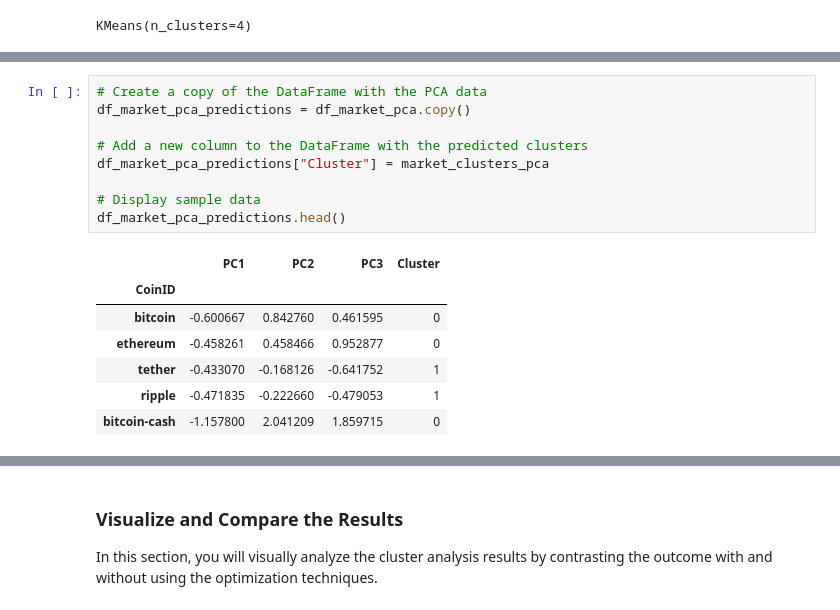
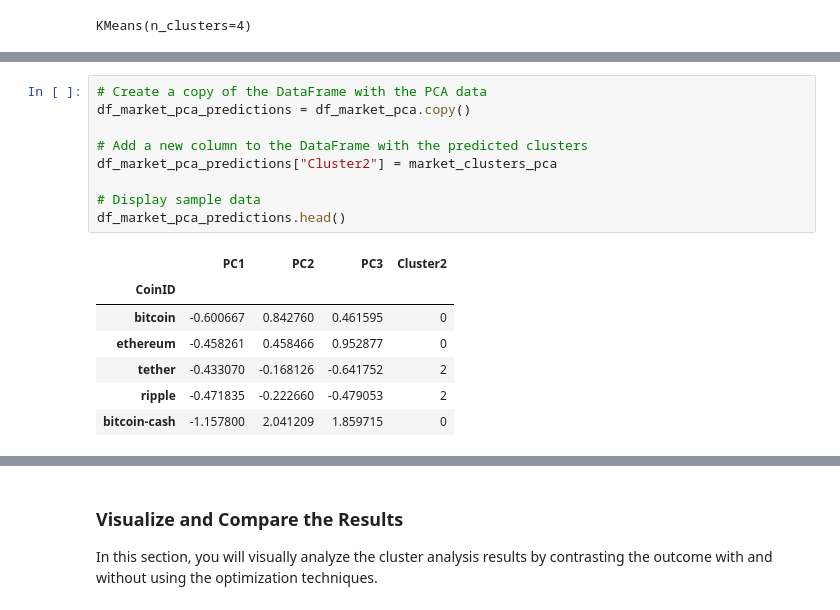
Before and after one commit to Nonkik589/CryptoClustering, a Jupyter notebook: Crypto_Clustering.ipynb, the cells around one changed output, grey strips where cells are left out. Cells and saved outputs as stored; diff of their text form.

```diff
--- a/Crypto_Clustering.ipynb
+++ b/Crypto_Clustering.ipynb
@@ -296,19 +299,19 @@ print(market_clusters_pca)
 # %%
 # Create a copy of the DataFrame with the PCA data
 df_market_pca_predictions = df_market_pca.copy()
 
 # Add a new column to the DataFrame with the predicted clusters
-df_market_pca_predictions["Cluster"] = market_clusters_pca
+df_market_pca_predictions["Cluster2"] = market_clusters_pca
 
 # Display sample data
 df_market_pca_predictions.head()
 # %% [output]
-|  | PC1 | PC2 | PC3 | Cluster |
+|  | PC1 | PC2 | PC3 | Cluster2 |
 | CoinID |  |  |  |  |
 | bitcoin | -0.600667 | 0.842760 | 0.461595 | 0 |
 | ethereum | -0.458261 | 0.458466 | 0.952877 | 0 |
-| tether | -0.433070 | -0.168126 | -0.641752 | 1 |
-| ripple | -0.471835 | -0.222660 | -0.479053 | 1 |
+| tether | -0.433070 | -0.168126 | -0.641752 | 2 |
+| ripple | -0.471835 | -0.222660 | -0.479053 | 2 |
 | bitcoin-cash | -1.157800 | 2.041209 | 1.859715 | 0 |
 # %%
 # Create a scatter plot using hvPlot by setting
```
Also changed, not shown: parts of 7 cells of this notebook.
